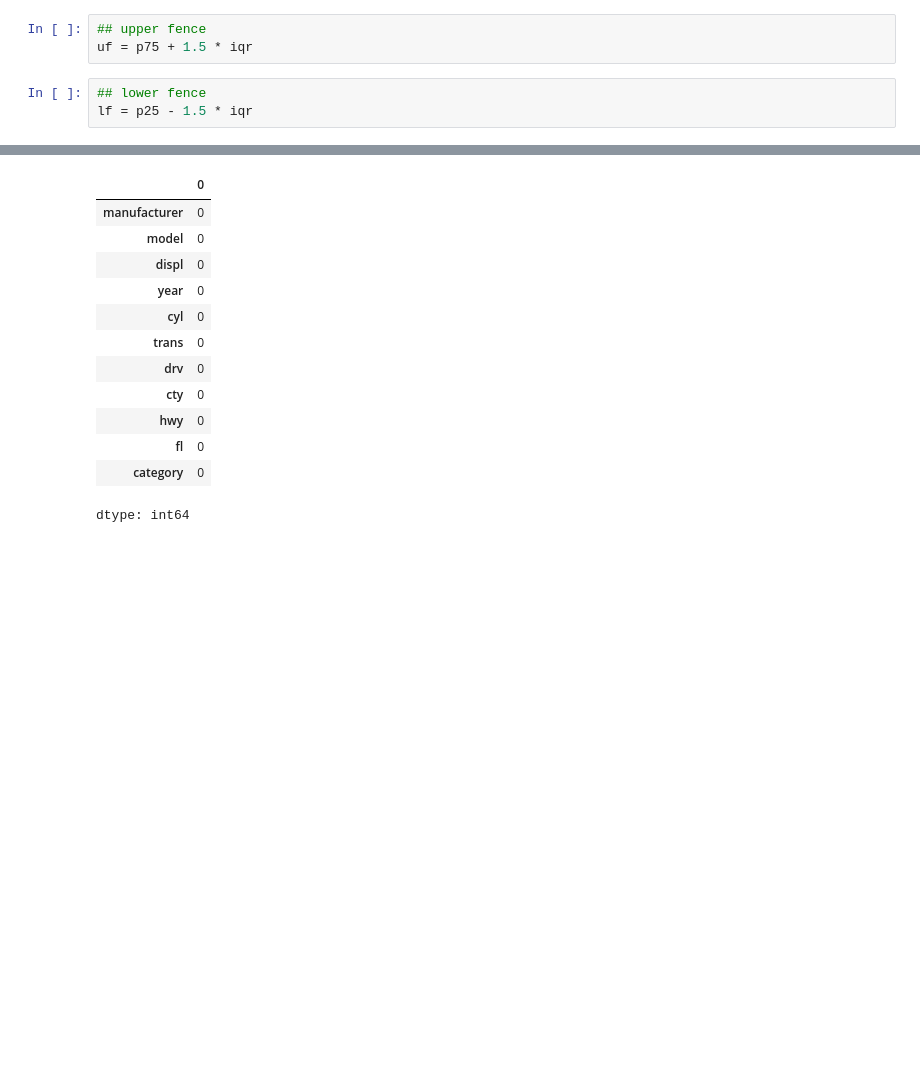
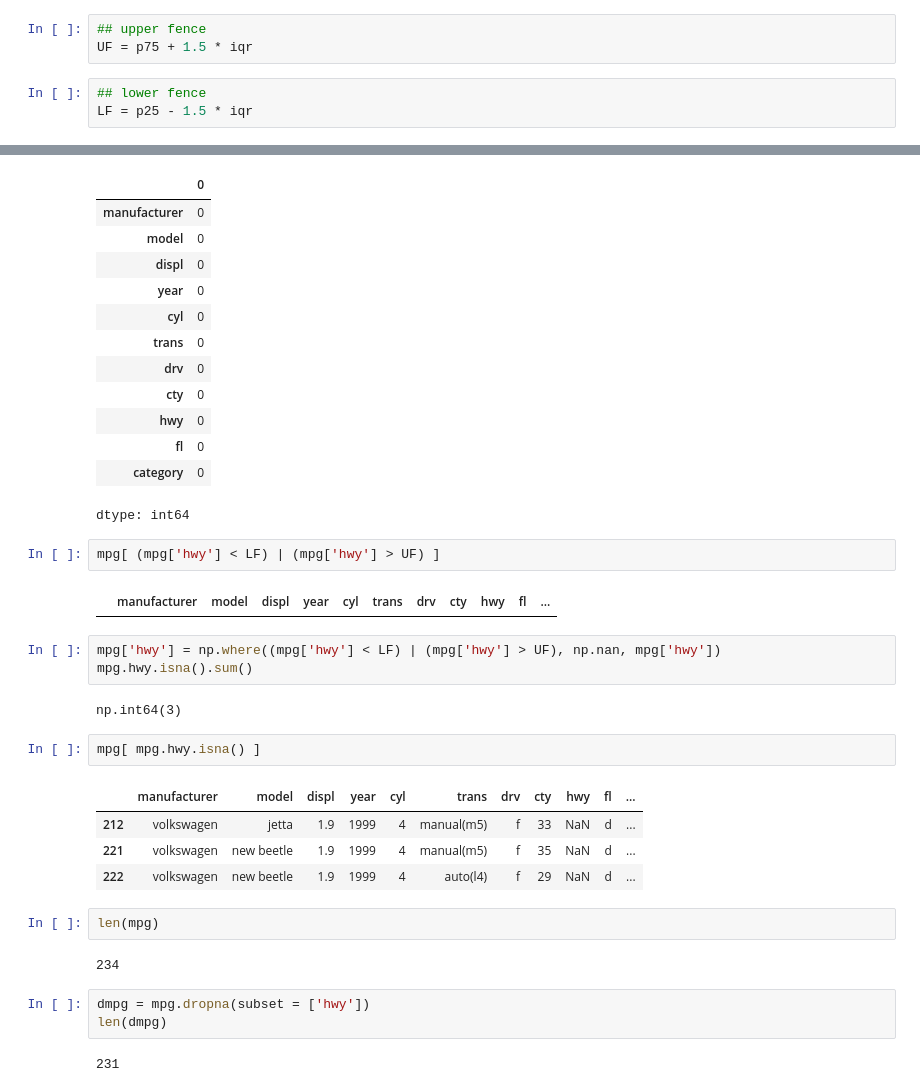
Before and after one commit to Acsr17107/2025-1-myclass-BDA, a Jupyter notebook: inclass/09w_B_wed_0430_easy_ch07.ipynb, the cells around one changed output, grey strips where cells are left out. Saved outputs shown, nothing was run; the diff lists cells and outputs as text; blank space fills up the shorter version.

```diff
--- a/inclass/09w_B_wed_0430_easy_ch07.ipynb
+++ b/inclass/09w_B_wed_0430_easy_ch07.ipynb
@@ -637,10 +637,10 @@ iqr
 9.0
 # %%
 ## upper fence
-uf = p75 + 1.5 * iqr
+UF = p75 + 1.5 * iqr
 # %%
 ## lower fence
-lf = p25 - 1.5 * iqr
+LF = p25 - 1.5 * iqr
 # %%
 mpg.hwy.describe()
 # %% [output]
@@ -697,3 +697,28 @@ mpg.isna().sum()
 | fl | 0 |
 | category | 0 |
 dtype: int64
+# %%
+mpg[ (mpg['hwy'] < LF) | (mpg['hwy'] > UF) ]
+# %% [output]
+|  | manufacturer | model | displ | year | cyl | trans | drv | cty | hwy | fl | ... |
+# %%
+mpg['hwy'] = np.where((mpg['hwy'] < LF) | (mpg['hwy'] > UF), np.nan, mpg['hwy'])
+mpg.hwy.isna().sum()
+# %% [output]
+np.int64(3)
+# %%
+mpg[ mpg.hwy.isna() ]
+# %% [output]
+|  | manufacturer | model | displ | year | cyl | trans | drv | cty | hwy | fl | ... |
+| 212 | volkswagen | jetta | 1.9 | 1999 | 4 | manual(m5) | f | 33 | NaN | d | ... |
+| 221 | volkswagen | new beetle | 1.9 | 1999 | 4 | manual(m5) | f | 35 | NaN | d | ... |
+| 222 | volkswagen | new beetle | 1.9 | 1999 | 4 | auto(l4) | f | 29 | NaN | d | ... |
+# %%
+len(mpg)
+# %% [output]
+234
+# %%
+dmpg = mpg.dropna(subset = ['hwy'])
+len(dmpg)
+# %% [output]
+231
```
Also changed, not shown: parts of 7 cells of this notebook.
